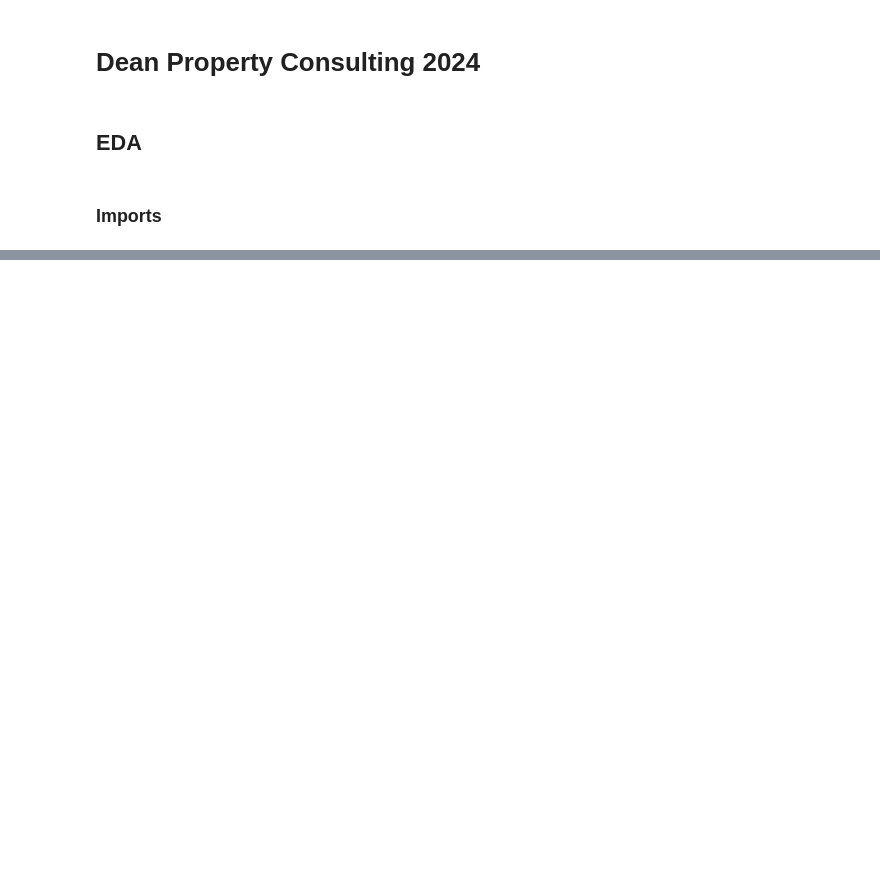
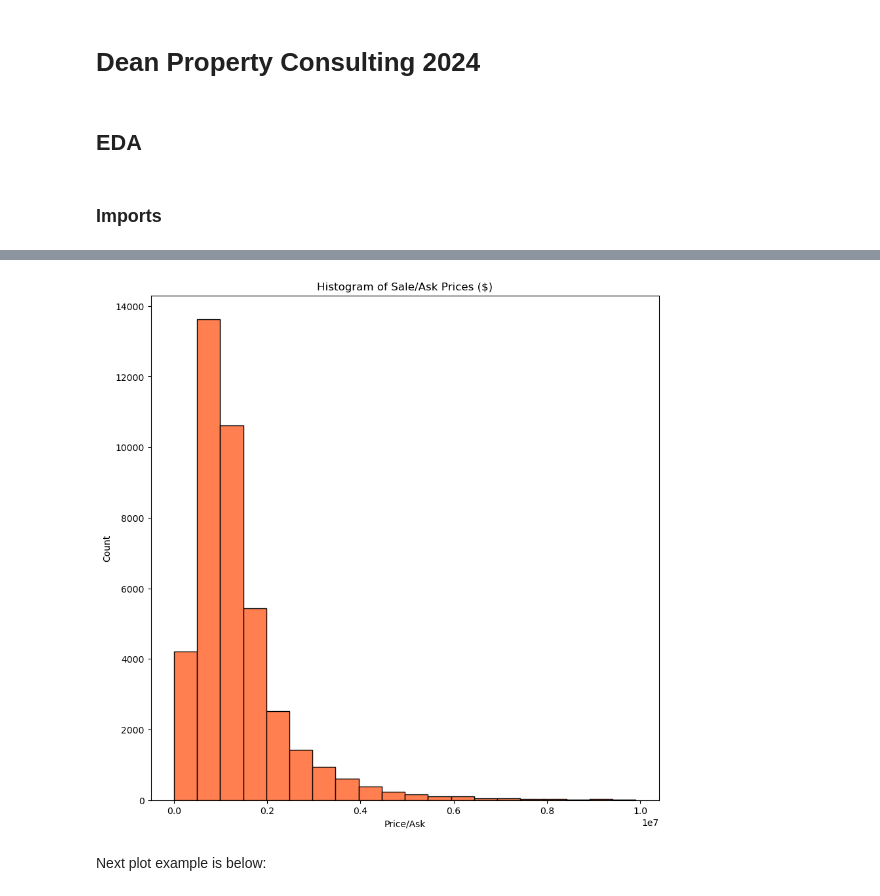
Before and after one commit to sralter/dean_property_consulting_2024, a Jupyter notebook: eda.ipynb, the cells around one changed output, grey strips where cells are left out. Drawn from its saved outputs; the diff is of its cells as text; code cells hidden in the pictures; blank space fills up the shorter version.

```diff
--- a/eda.ipynb
+++ b/eda.ipynb
@@ -43,0 +226,6 @@ memory usage: 9.6+ MB
+# %%
+# filter the dataset
+b10m=df[df['SALE / ASK']<0.1e8]
+
+# check
+b10m['SALE / ASK'].describe()
@@ -43,0 +242,15 @@ memory usage: 9.6+ MB
+# %%
+plt.figure(figsize=(10,10))
+plt.hist(b10m['SALE / ASK'],
+         bins=20,
+         color='coral',
+         edgecolor='black')
+plt.xticks()
+plt.xlabel('Price/Ask')
+plt.ylabel('Count')
+plt.title('Histogram of Sale/Ask Prices ($)')
+plt.show()
+# %% [output]
+[figure, added]
+# %% [markdown]
+Next plot example is below:
```
Also changed, not shown: parts of 26 cells of this notebook.
